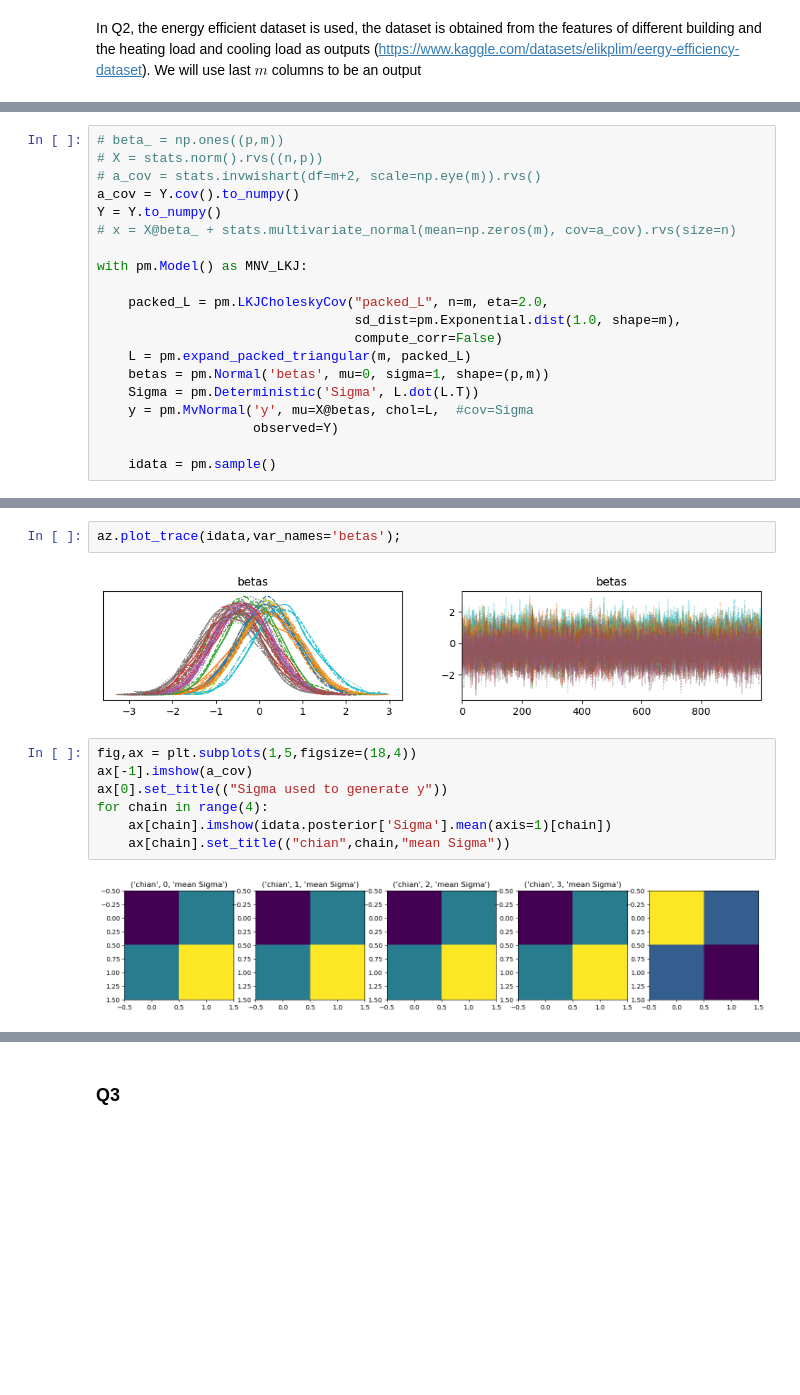
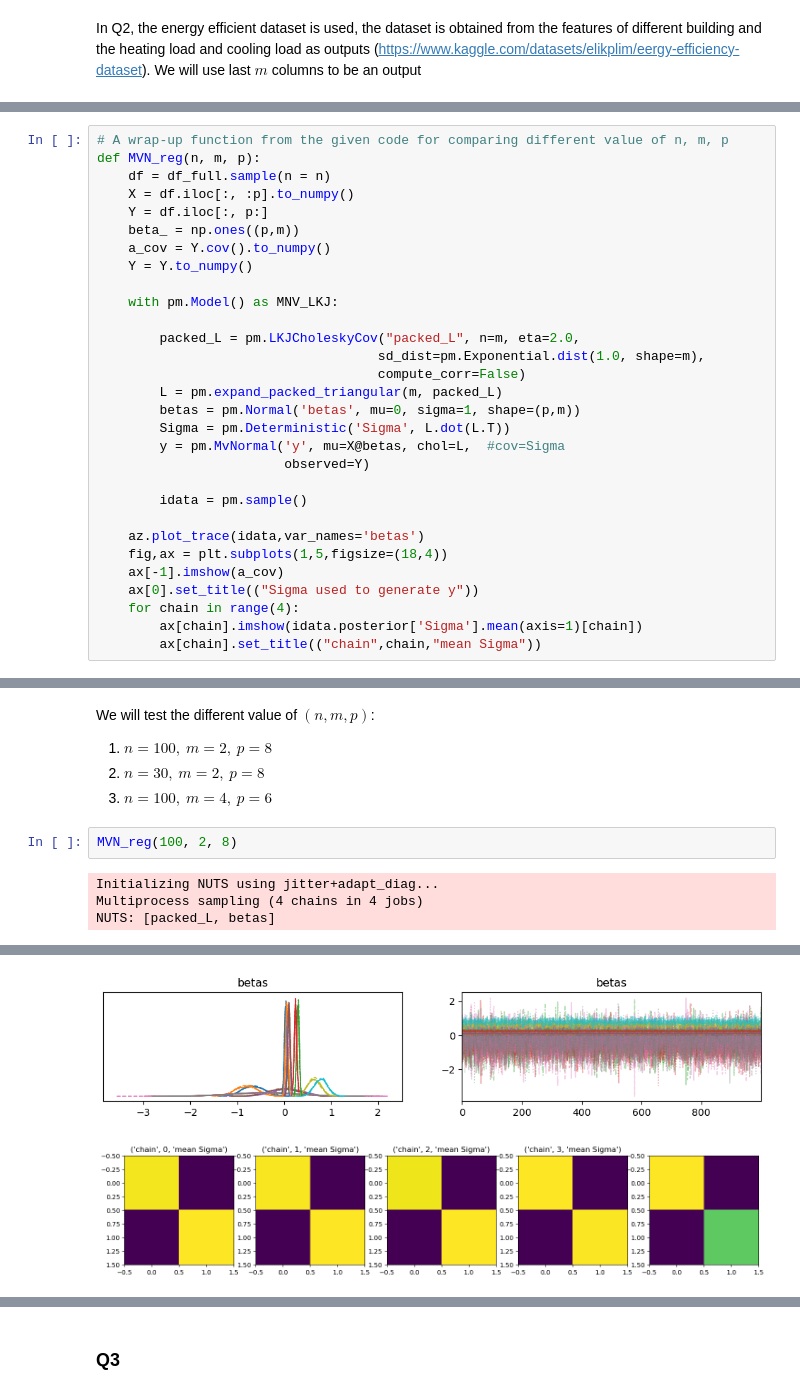
Before and after one commit to Lottotpk/STA365-assignment, a Jupyter notebook: Assignment 8.ipynb, the cells around one changed output, grey strips where cells are left out. Cells and saved outputs as stored; diff of their text form; blank space fills up the shorter version.

```diff
--- a/Assignment 8.ipynb
+++ b/Assignment 8.ipynb
@@ -106,22 +107,32 @@ n, m, p
 # %% [output]
 (100, 2, 8)
 # %%
-# beta_ = np.ones((p,m))
-# X = stats.norm().rvs((n,p))
-# a_cov = stats.invwishart(df=m+2, scale=np.eye(m)).rvs()
-a_cov = Y.cov().to_numpy()
-Y = Y.to_numpy()
-# x = X@beta_ + stats.multivariate_normal(mean=np.zeros(m), cov=a_cov).rvs(size=n)
+# A wrap-up function from the given code for comparing different value of n, m, p
+def MVN_reg(n, m, p):
+    df = df_full.sample(n = n)
+    X = df.iloc[:, :p].to_numpy()
+    Y = df.iloc[:, p:]
+    beta_ = np.ones((p,m))
+    a_cov = Y.cov().to_numpy()
+    Y = Y.to_numpy()
 
-with pm.Model() as MNV_LKJ:
+    with pm.Model() as MNV_LKJ:
 
-    packed_L = pm.LKJCholeskyCov("packed_L", n=m, eta=2.0,
-                                 sd_dist=pm.Exponential.dist(1.0, shape=m),
-                                 compute_corr=False)
-    L = pm.expand_packed_triangular(m, packed_L)
-    betas = pm.Normal('betas', mu=0, sigma=1, shape=(p,m))
-    Sigma = pm.Deterministic('Sigma', L.dot(L.T))
-    y = pm.MvNormal('y', mu=X@betas, chol=L,  #cov=Sigma
-                    observed=Y)
+        packed_L = pm.LKJCholeskyCov("packed_L", n=m, eta=2.0,
+                                    sd_dist=pm.Exponential.dist(1.0, shape=m),
+                                    compute_corr=False)
+        L = pm.expand_packed_triangular(m, packed_L)
+        betas = pm.Normal('betas', mu=0, sigma=1, shape=(p,m))
+        Sigma = pm.Deterministic('Sigma', L.dot(L.T))
+        y = pm.MvNormal('y', mu=X@betas, chol=L,  #cov=Sigma
+                        observed=Y)
 
-    idata = pm.sample()
+        idata = pm.sample()
+
+    az.plot_trace(idata,var_names='betas')
+    fig,ax = plt.subplots(1,5,figsize=(18,4))
+    ax[-1].imshow(a_cov)
+    ax[0].set_title(("Sigma used to generate y"))
+    for chain in range(4):
+        ax[chain].imshow(idata.posterior['Sigma'].mean(axis=1)[chain])
+        ax[chain].set_title(("chain",chain,"mean Sigma"))
@@ -135,13 +139,11 @@ ValueError: Not enough samples to build a trace.
-# %%
-az.plot_trace(idata,var_names='betas');
-# %% [output]
-[figure, removed]
-# %%
-fig,ax = plt.subplots(1,5,figsize=(18,4))
-ax[-1].imshow(a_cov)
-ax[0].set_title(("Sigma used to generate y"))
-for chain in range(4):
-    ax[chain].imshow(idata.posterior['Sigma'].mean(axis=1)[chain])
-    ax[chain].set_title(("chian",chain,"mean Sigma"))
-# %% [output]
-[figure, removed]
+# %% [markdown]
+We will test the different value of $(n, m, p)$:
+1. $n = 100, \ m = 2, \ p = 8$
+2. $n = 30, \ m = 2, \ p = 8$
+3. $n = 100, \ m = 4, \ p = 6$
+# %%
+MVN_reg(100, 2, 8)
+# %% [output]
+Initializing NUTS using jitter+adapt_diag...
+Multiprocess sampling (4 chains in 4 jobs)
+NUTS: [packed_L, betas]
@@ -147,0 +153,2 @@ for chain in range(4):
+[figure, added]
+[figure, added]
```
Also changed, not shown: parts of 18 cells of this notebook.
